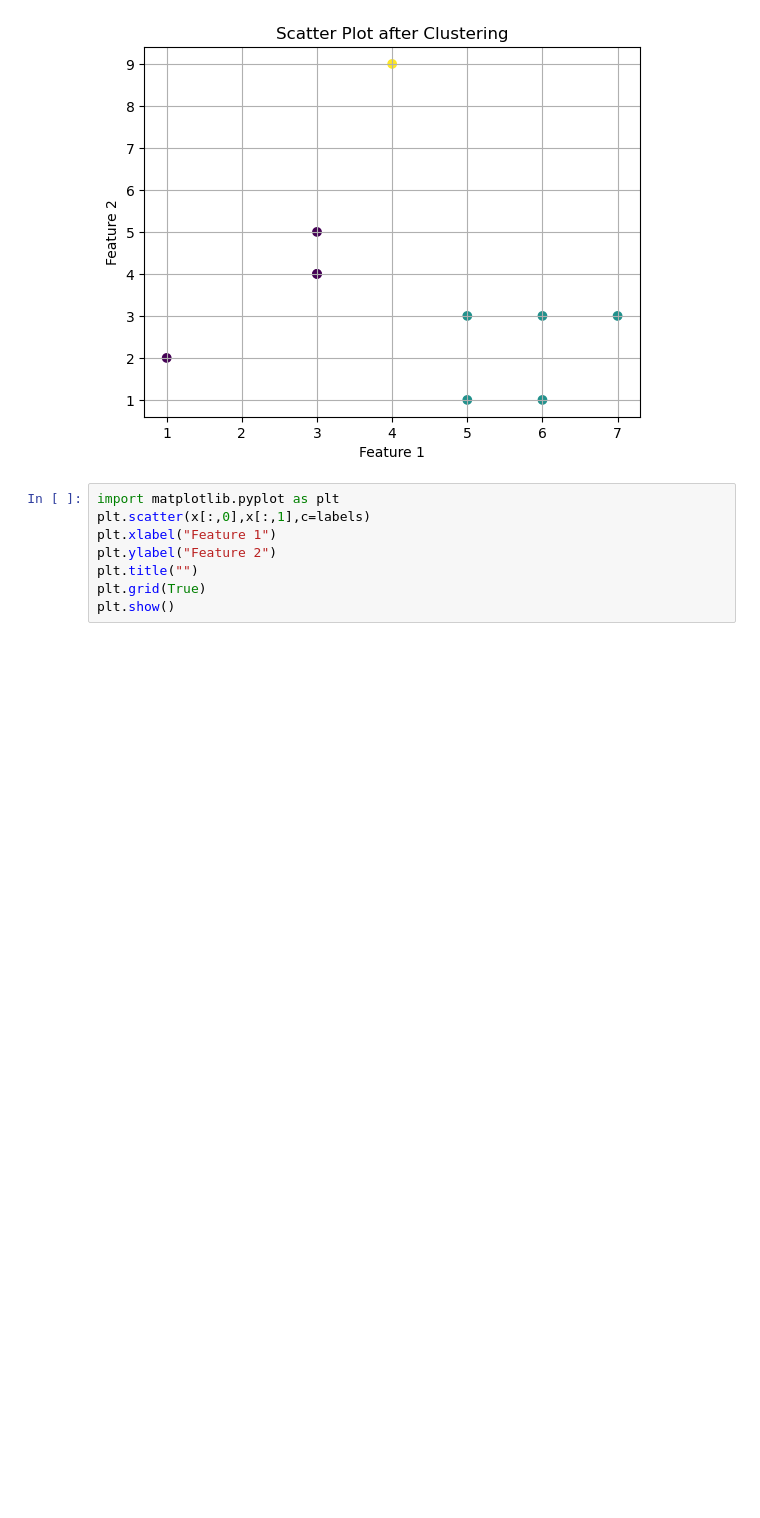
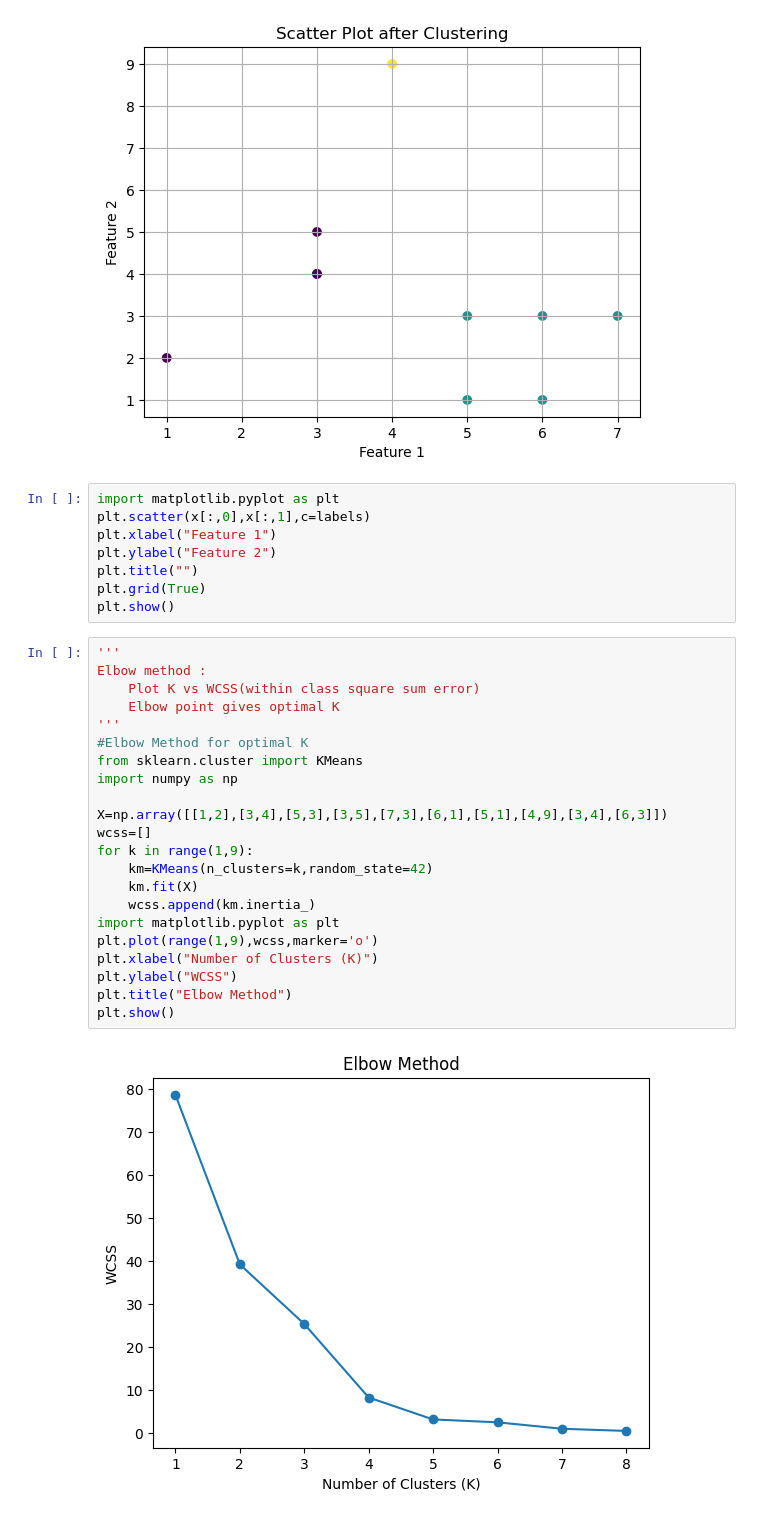
Before and after one commit to Swayam42/CollegeHub, a Jupyter notebook: 6th-SEM/ML-2/ClassWorks/Ch-09_UnsupervisedLearning/KMeans.ipynb, the cells around one changed output. Cells and saved outputs as stored; diff of their text form; blank space fills up the shorter version.

Commit message:
Elbow Method added in KMeans

```diff
--- a/6th-SEM/ML-2/ClassWorks/Ch-09_UnsupervisedLearning/KMeans.ipynb
+++ b/6th-SEM/ML-2/ClassWorks/Ch-09_UnsupervisedLearning/KMeans.ipynb
@@ -56,3 +56,27 @@ plt.ylabel("Feature 2")
 plt.title("")
 plt.grid(True)
 plt.show()
+# %%
+'''
+Elbow method :
+    Plot K vs WCSS(within class square sum error)
+    Elbow point gives optimal K
+'''
+#Elbow Method for optimal K
+from sklearn.cluster import KMeans
+import numpy as np
+
+X=np.array([[1,2],[3,4],[5,3],[3,5],[7,3],[6,1],[5,1],[4,9],[3,4],[6,3]])
+wcss=[]
+for k in range(1,9):
+    km=KMeans(n_clusters=k,random_state=42)
+    km.fit(X)
+    wcss.append(km.inertia_)
+import matplotlib.pyplot as plt
+plt.plot(range(1,9),wcss,marker='o')
+plt.xlabel("Number of Clusters (K)")
+plt.ylabel("WCSS")
+plt.title("Elbow Method")
+plt.show()
+# %% [output]
+[figure, added]
```
